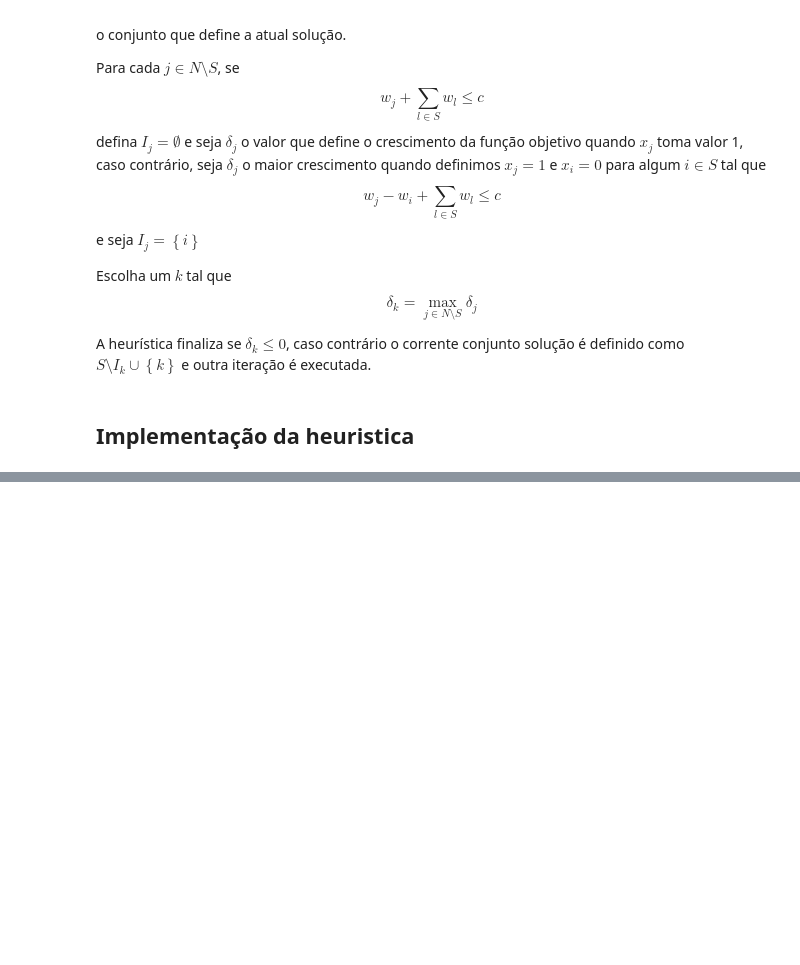
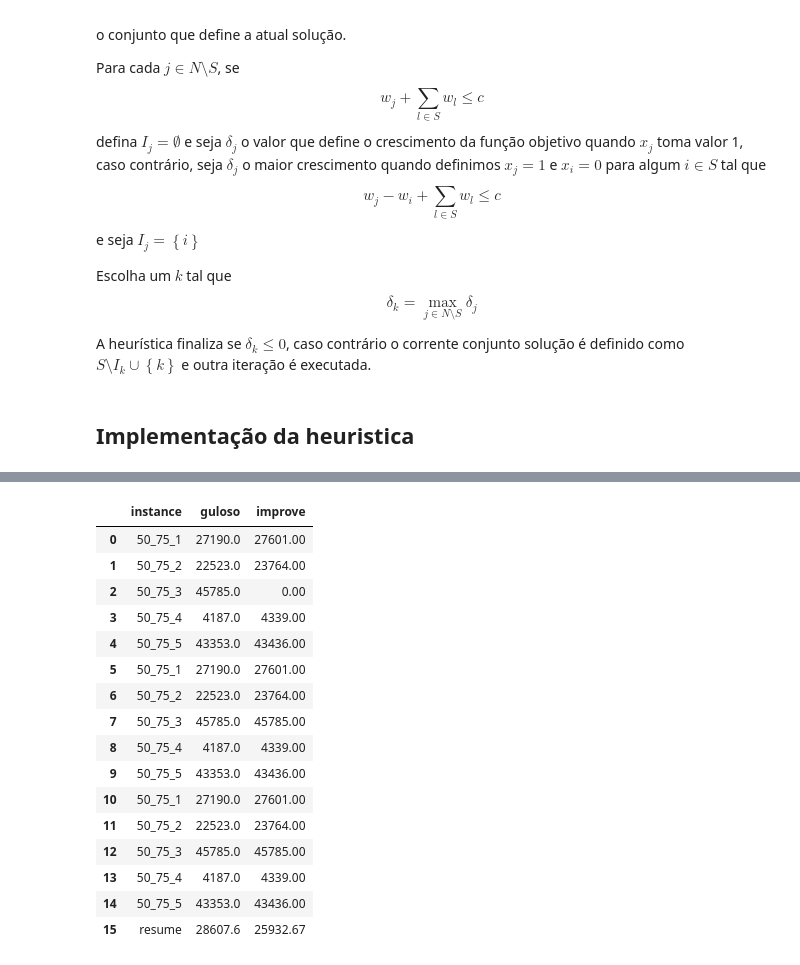
Before and after one commit to jesusossian/opt_lab, a Jupyter notebook: notebooks/qkp01_heuristic.ipynb, the cells around one changed output, grey strips where cells are left out. Drawn from its saved outputs; the diff is of its cells as text; code cells hidden in the pictures; blank space fills up the shorter version.

```diff
--- a/notebooks/qkp01_heuristic.ipynb
+++ b/notebooks/qkp01_heuristic.ipynb
@@ -396,3 +407,48 @@ if __name__ == "__main__":
                 heuristica(dim,perc,id)
                 #lbg, x = guloso(n, p, w, c)
                 #lbm, x = melhora(n, p, w, c, x, lbg)
+# %%
+import pandas as pd
+
+dim = 50
+perc = 75
+inst_=f'result/qkp_heur_{dim}_{perc}.csv'
+
+df = pd.DataFrame()
+df = pd.read_csv(inst_,header=None,sep=';')
+
+tab = pd.DataFrame()
+tab = pd.concat([tab, df], ignore_index=True)
+tab.columns = ['instance','guloso','improve']
+
+resume = pd.DataFrame({
+    'instance':f"resume",
+    'guloso':tab["guloso"].mean(),
+    'improve':tab["improve"].mean()
+     },index=[f"qkp"]
+)
+
+tab = pd.concat([tab, resume], ignore_index=True)
+
+tab["guloso"] = tab["guloso"].round(2)
+tab["improve"] = tab["improve"].round(2)
+
+tab
+# %% [output]
+|  | instance | guloso | improve |
+| 0 | 50_75_1 | 27190.0 | 27601.00 |
+| 1 | 50_75_2 | 22523.0 | 23764.00 |
+| 2 | 50_75_3 | 45785.0 | 0.00 |
+| 3 | 50_75_4 | 4187.0 | 4339.00 |
+| 4 | 50_75_5 | 43353.0 | 43436.00 |
+| 5 | 50_75_1 | 27190.0 | 27601.00 |
+| 6 | 50_75_2 | 22523.0 | 23764.00 |
+| 7 | 50_75_3 | 45785.0 | 45785.00 |
+| 8 | 50_75_4 | 4187.0 | 4339.00 |
+| 9 | 50_75_5 | 43353.0 | 43436.00 |
+| 10 | 50_75_1 | 27190.0 | 27601.00 |
+| 11 | 50_75_2 | 22523.0 | 23764.00 |
+| 12 | 50_75_3 | 45785.0 | 45785.00 |
+| 13 | 50_75_4 | 4187.0 | 4339.00 |
+| 14 | 50_75_5 | 43353.0 | 43436.00 |
+| 15 | resume | 28607.6 | 25932.67 |
```
Also changed, not shown: parts of 7 cells of this notebook, 32 other files.
